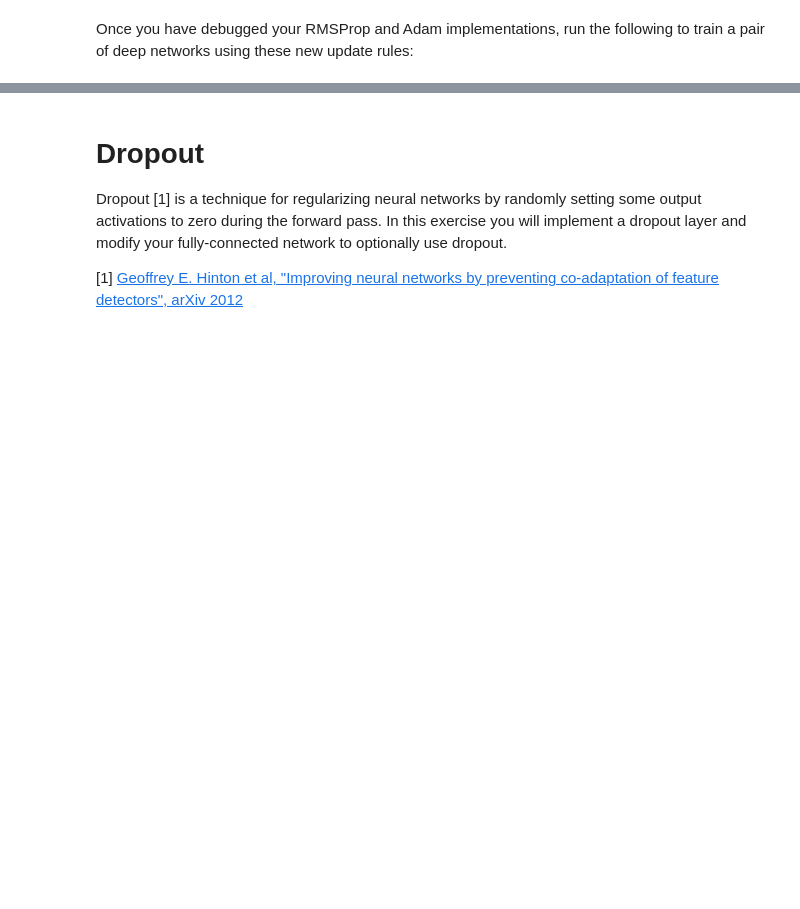
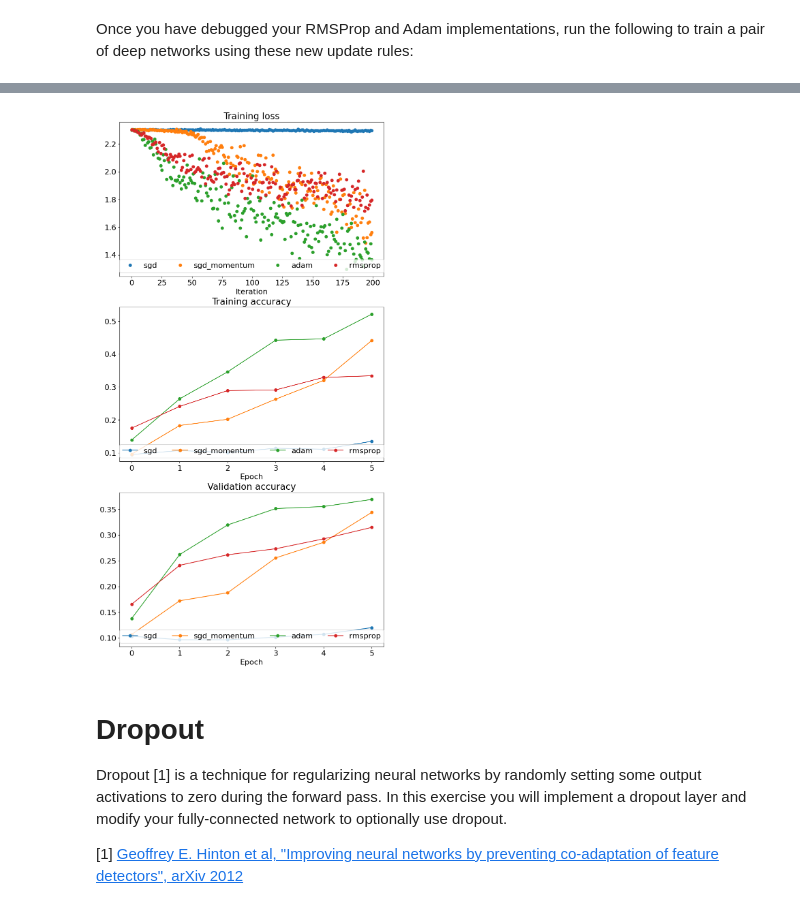
Before and after one commit to clb2001/open-cs-curriculum, a Jupyter notebook: A3/fully_connected_networks.ipynb, the cells around one changed output, grey strips where cells are left out. Cells and saved outputs as stored; diff of their text form; code cells hidden in the pictures; blank space fills up the shorter version.

Commit message:
finish A3 fully connected networks

```diff
--- a/A3/fully_connected_networks.ipynb
+++ b/A3/fully_connected_networks.ipynb
@@ -917,7 +1005,9 @@ from fully_connected_networks import adam, rmsprop, FullyConnectedNet
 
 for update_rule_name, update_rule_fn, learning_rate in [('adam', adam, 1e-3), ('rmsprop', rmsprop, 1e-4)]:
   print('running with ', update_rule)
-  model = FullyConnectedNet([100, 100, 100, 100, 100], weight_scale=5e-2, device='cuda')
+  # 这里要加上dtype=torch.float64
+  model = FullyConnectedNet([100, 100, 100, 100, 100], weight_scale=5e-2,
+                            dtype=torch.float64, device='cuda')
 
   solver = Solver(model, small_data,
                   num_epochs=5, batch_size=100,
@@ -954,3 +1044,4 @@ plt.legend(loc='lower center', ncol=4)
 
 plt.gcf().set_size_inches(10, 20)
 plt.show()
+# %% [output]
@@ -957,3 +1065,4 @@ plt.show()
+[figure, added]
 # %% [markdown]
 # Dropout
 Dropout [1] is a technique for regularizing neural networks by randomly setting some output activations to zero during the forward pass. In this exercise you will implement a dropout layer and modify your fully-connected network to optionally use dropout.
```
Also changed, not shown: parts of 15 cells of this notebook, 3 other files.
